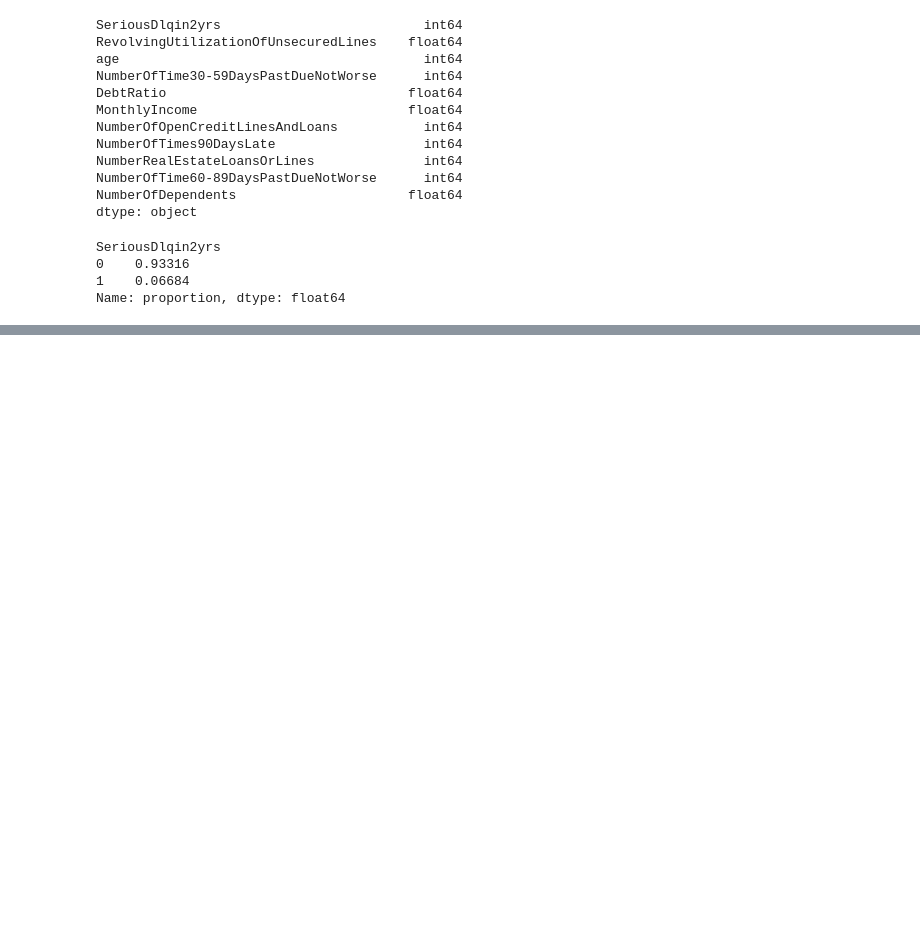
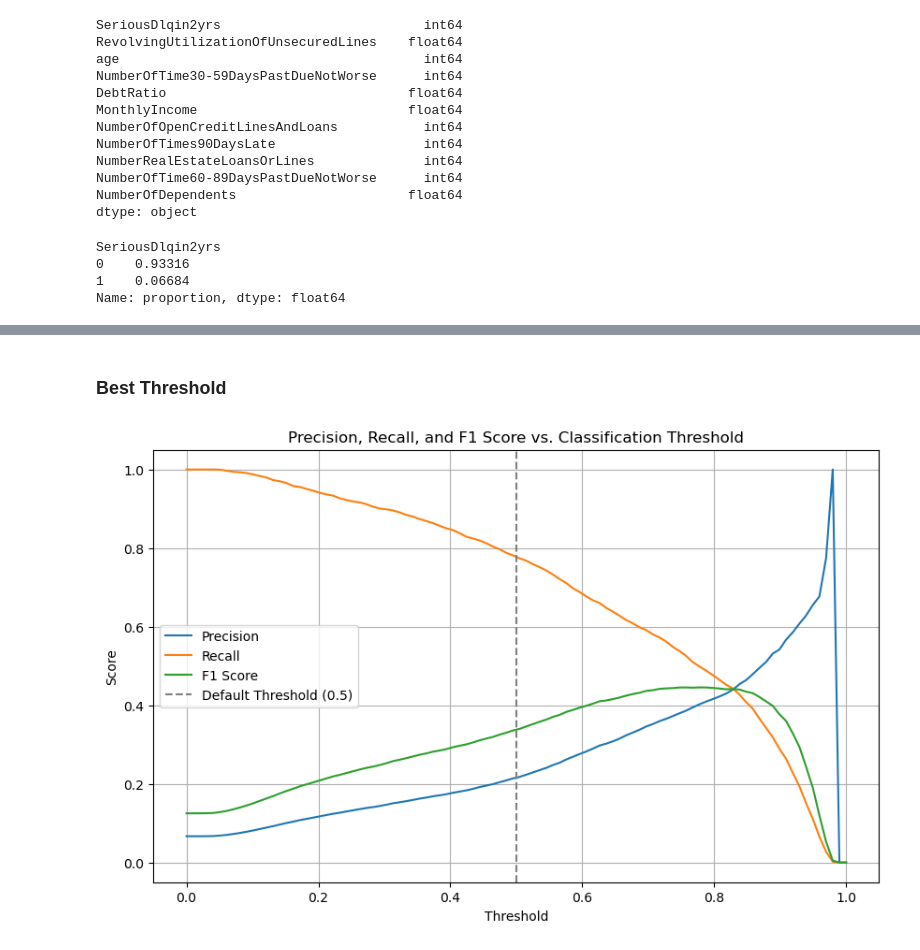
Before and after one commit to alekhyavittalam/credit_risk_modeling, a Jupyter notebook: credit_risk.ipynb, the cells around one changed output, grey strips where cells are left out. Saved outputs shown, nothing was run; the diff lists cells and outputs as text; code cells hidden in the pictures; blank space fills up the shorter version.

```diff
--- a/credit_risk.ipynb
+++ b/credit_risk.ipynb
@@ -149,0 +300,11 @@ Skipping NumberOfDependents: string indices must be integers, not 'str'
+# %%
+# Predict
+y_pred_proba_xgb = xgb.predict_proba(X_test_imputed)[:, 1]
+y_pred_xgb = xgb.predict(X_test_imputed)
+
+# Metrics
+print("AUC Score:", roc_auc_score(y_test, y_pred_proba_xgb))
+print("Classification Report:")
+print(classification_report(y_test, y_pred_xgb))
+print("Confusion Matrix:")
+print(confusion_matrix(y_test, y_pred_xgb))
@@ -149,0 +326,32 @@ Skipping NumberOfDependents: string indices must be integers, not 'str'
+# %% [markdown]
+### Best Threshold
+# %%
+# Plotting Precision-Recall & F1 Across Thresholds
+
+thresholds = np.linspace(0, 1, 100)
+precisions = []
+recalls = []
+f1s = []
+
+for t in thresholds:
+    y_pred_thresh = (y_pred_proba_xgb >= t).astype(int)
+    p = np.sum((y_pred_thresh == 1) & (y_test == 1)) / max(np.sum(y_pred_thresh == 1), 1)
+    r = np.sum((y_pred_thresh == 1) & (y_test == 1)) / np.sum(y_test == 1)
+    f1s.append(f1_score(y_test, y_pred_thresh))
+    precisions.append(p)
+    recalls.append(r)
+
+# Plot
+plt.figure(figsize=(10, 6))
+plt.plot(thresholds, precisions, label='Precision')
+plt.plot(thresholds, recalls, label='Recall')
+plt.plot(thresholds, f1s, label='F1 Score')
+plt.axvline(0.5, color='gray', linestyle='--', label='Default Threshold (0.5)')
+plt.xlabel('Threshold')
+plt.ylabel('Score')
+plt.title('Precision, Recall, and F1 Score vs. Classification Threshold')
+plt.legend()
+plt.grid(True)
+plt.show()
+# %% [output]
+[figure, added]
```
Also changed, not shown: parts of 22 cells of this notebook.
